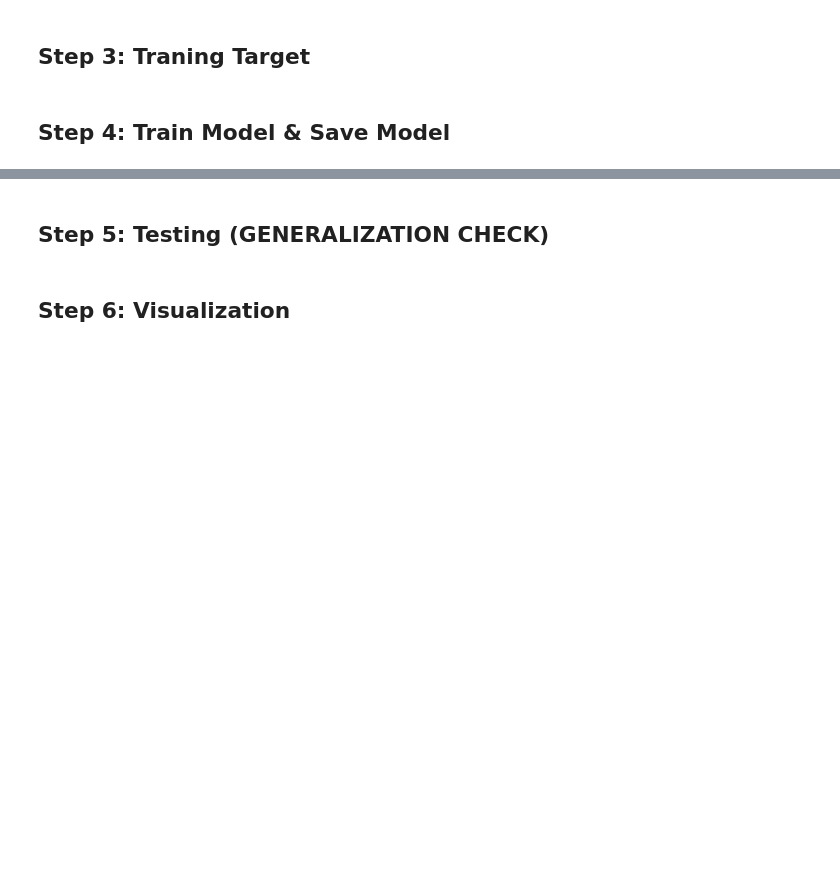
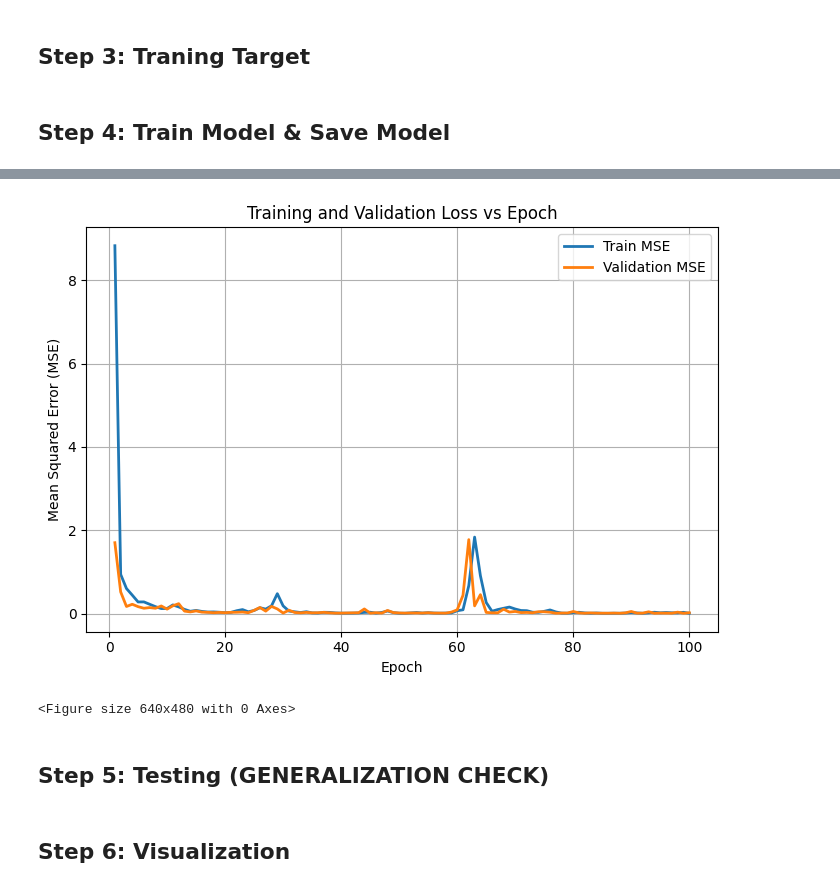
Before and after one commit to Hanseeka-Dhingana/Geometry-Aware-GNN-for-Cerebrovascular-Flow, a Jupyter notebook: src/train.ipynb, the cells around one changed output, grey strips where cells are left out. Saved outputs shown, nothing was run; the diff lists cells and outputs as text; code cells hidden in the pictures; blank space fills up the shorter version.

```diff
--- a/src/train.ipynb
+++ b/src/train.ipynb
@@ -137,3 +148,22 @@ Epoch 100 | Train Loss: 0.1922 | Val Loss: 0.0655
+# %%
+import matplotlib.pyplot as plt
+
+epochs = range(1, len(train_losses) + 1)
+
+plt.figure(figsize=(7,5))
+plt.plot(epochs, train_losses, label="Train MSE", linewidth=2)
+plt.plot(epochs, val_losses, label="Validation MSE", linewidth=2)
+plt.xlabel("Epoch")
+plt.ylabel("Mean Squared Error (MSE)")
+plt.title("Training and Validation Loss vs Epoch")
+plt.legend()
+plt.grid(True)
+plt.tight_layout()
+plt.show()
+plt.savefig("Figure_5_1_TrainValLoss.png", dpi=300)
+# %% [output]
+[figure, added]
+<Figure size 640x480 with 0 Axes>
 # %% [markdown]
 ## Step 5: Testing (GENERALIZATION CHECK)
 # %%
```
Also changed, not shown: parts of 4 cells of this notebook, 4 other files.
